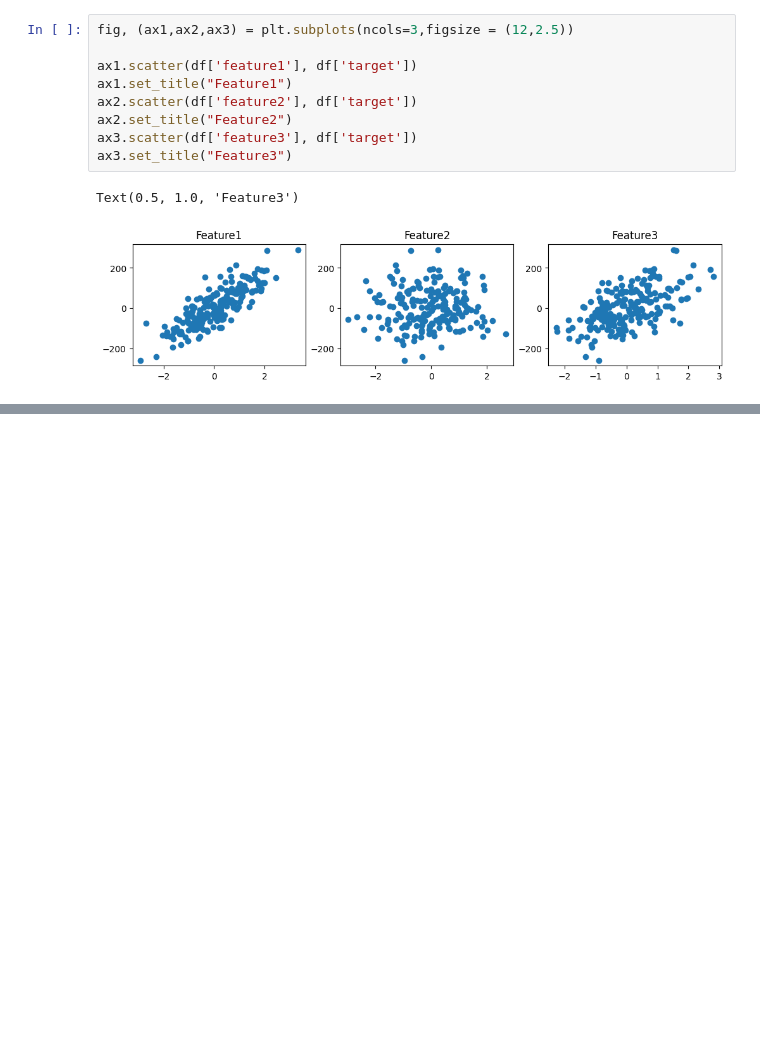
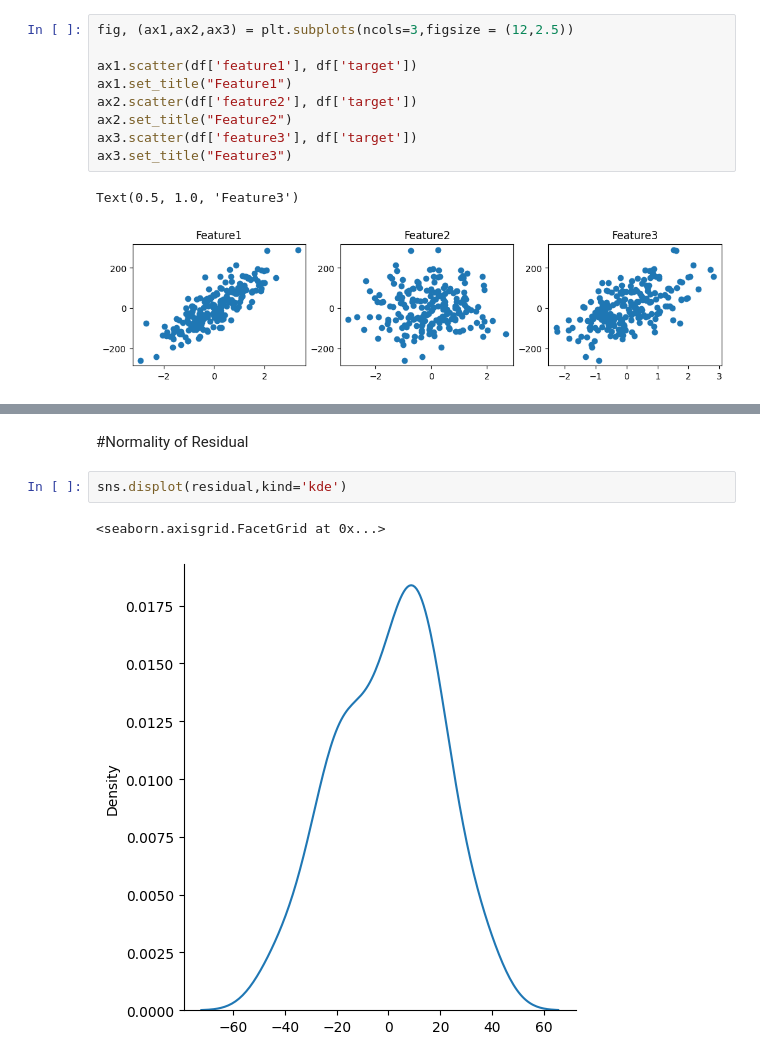
Before and after one commit to blackwithwhitegreen/ML-files, a Jupyter notebook: Assumptions_of_Linear_Regression.ipynb, the cells around one changed output, grey strips where cells are left out. Drawn from its saved outputs; the diff is of its cells as text; blank space fills up the shorter version.

```diff
--- a/Assumptions_of_Linear_Regression.ipynb
+++ b/Assumptions_of_Linear_Regression.ipynb
@@ -57,0 +75,7 @@ Text(0.5, 1.0, 'Feature3')
+# %% [markdown]
+#Normality of Residual
+# %%
+sns.displot(residual,kind='kde')
+# %% [output]
+<seaborn.axisgrid.FacetGrid at 0x...>
+[figure, added]
```
Also changed, not shown: parts of 6 cells of this notebook.
